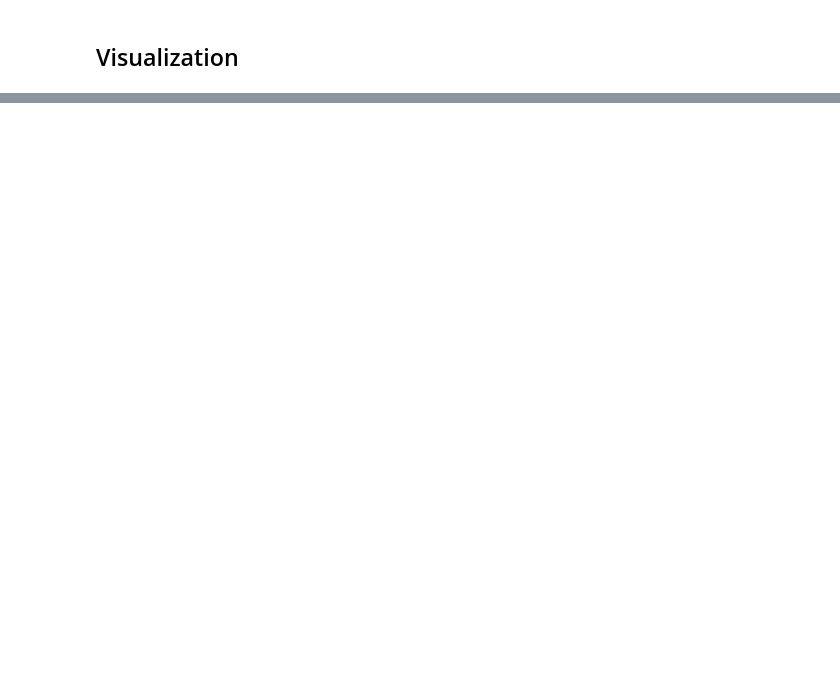
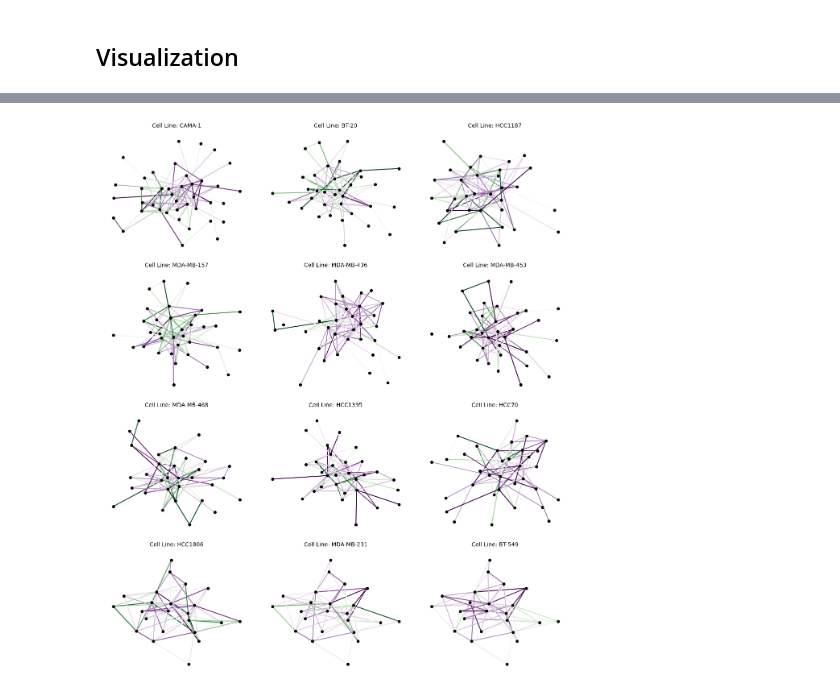
Before and after one commit to jorguz07/biomlproject, a Jupyter notebook: src/notebook/EDA.ipynb, the cells around one changed output, grey strips where cells are left out. Saved outputs shown, nothing was run; the diff lists cells and outputs as text; code cells hidden in the pictures; blank space fills up the shorter version.

```diff
--- a/src/notebook/EDA.ipynb
+++ b/src/notebook/EDA.ipynb
@@ -380,0 +562,35 @@ We finalize this section visually exploring some of the relationships between th
+# %%
+#cell lines with most experiments
+top_cell_lines = df['Cell line name'].value_counts().nlargest(12).index # we need .index for the names, as value_counts returns a series
+
+fig, axes = plt.subplots(4, 3, figsize=(12, 14))
+axes = axes.flatten()
+
+agg_catdf = pd.concat( [catdf, numdf['Synergy score']], axis=1 ) #add syn score to catdf
+
+for i, cell_line in enumerate(top_cell_lines):
+
+    #cell lines sub df
+    sub_df = agg_catdf[agg_catdf['Cell line name'] == cell_line] #Ssubdf for this cell line
+    sub_df = sub_df.groupby(['Compound A', 'Compound B'])['Synergy score'].agg(['mean', 'std', 'count']).reset_index() #aggregate syn score
+
+    #graph
+    G_sub = nx.from_pandas_edgelist(sub_df, 'Compound A', 'Compound B', ['mean']) #graph for this cell line
+
+    #fixed seed and k for layout so graphs are somewhat comparable
+    pos_sub = nx.spring_layout(G_sub, k=0.8, seed=42)
+
+    #color edges
+    sub_scores = [d['mean'] for u, v, d in G_sub.edges(data=True)]
+    sub_edge_colors = [cmap(norm(s)) for s in sub_scores]
+
+    nx.draw_networkx_nodes(G_sub, pos_sub, node_size=20, node_color='black', ax=axes[i])
+    nx.draw_networkx_edges(G_sub, pos_sub, edge_color=sub_edge_colors, width=1.5, ax=axes[i])
+
+    axes[i].set_title(f"Cell Line: {cell_line}", fontsize=10)
+    axes[i].axis('off')
+
+plt.tight_layout()
+plt.show()
+# %% [output]
+[figure, added]
```
Also changed, not shown: parts of 33 cells of this notebook, 2 other files.
